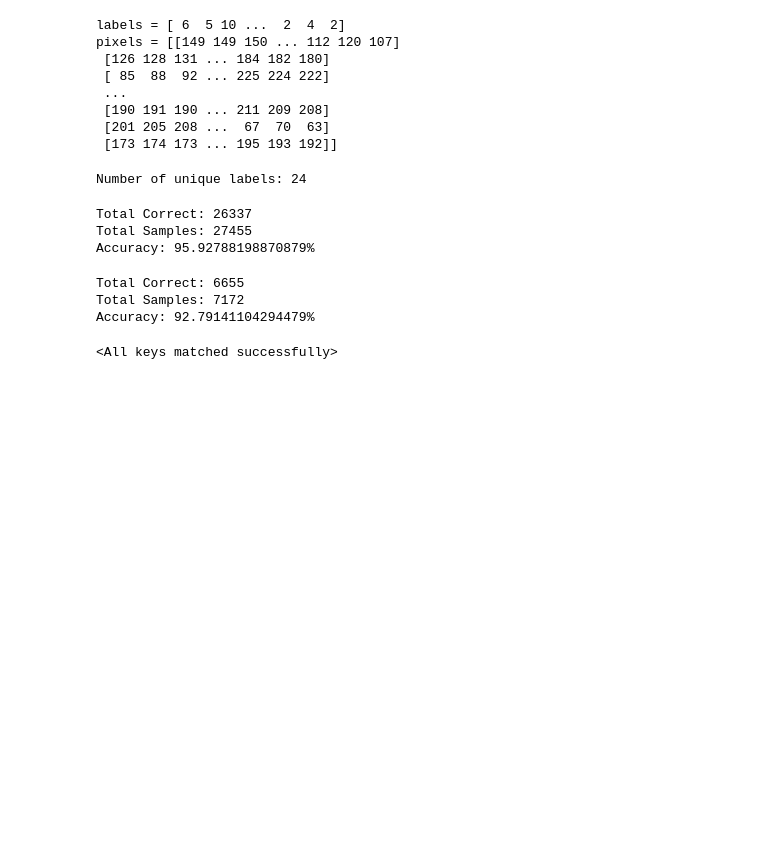
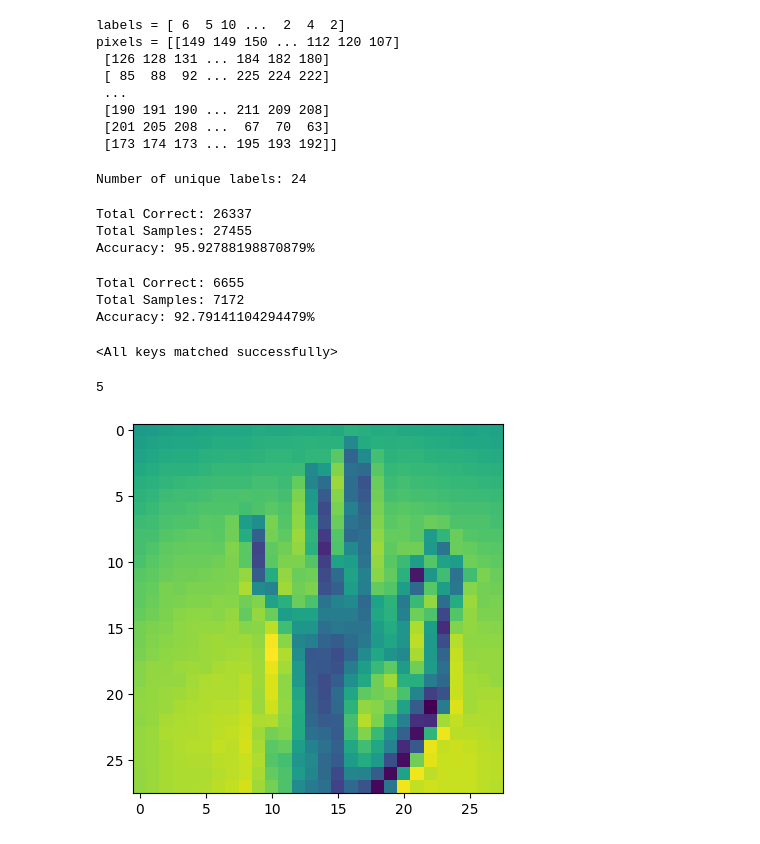
Before and after one commit to talfig/Sign-Language, a Jupyter notebook: Sign_Language.ipynb, the cells around one changed output. Saved outputs shown, nothing was run; the diff lists cells and outputs as text; code cells hidden in the pictures; blank space fills up the shorter version.

```diff
--- a/Sign_Language.ipynb
+++ b/Sign_Language.ipynb
@@ -15,3 +13,8 @@ df_test = pd.read_csv('/content/drive/MyDrive/Sign_Language/sign_mnist_test.csv'
+# %%
+image_path_train = '/content/drive/MyDrive/sign_language_data/sign_mnist_train.csv'
+image_path_test = '/content/drive/MyDrive/sign_language_data/sign_mnist_test.csv'
+df_train = pd.read_csv(image_path_train)
+df_test = pd.read_csv(image_path_test)
 # %%
 # Separate labels and pixel values
 labels_train = df_train.iloc[:, 0].values
@@ -216,4 +194,14 @@ state_dict = torch.load('/content/drive/MyDrive/Sign_Language/model_weights.pth'
 model.load_state_dict(state_dict)
 # %% [output]
 <All keys matched successfully>
+# %%
+images = pixels_test
+images = np.array([np.reshape(i, (28, 28)) for i in images])
+images = np.array([i.flatten() for i in images])
+# %%
+plt.imshow(images[1].reshape(28,28))
+labels_test[1]
+# %% [output]
+5
+[figure, added]
 # %%
```
Also changed, not shown: parts of 9 cells of this notebook.
